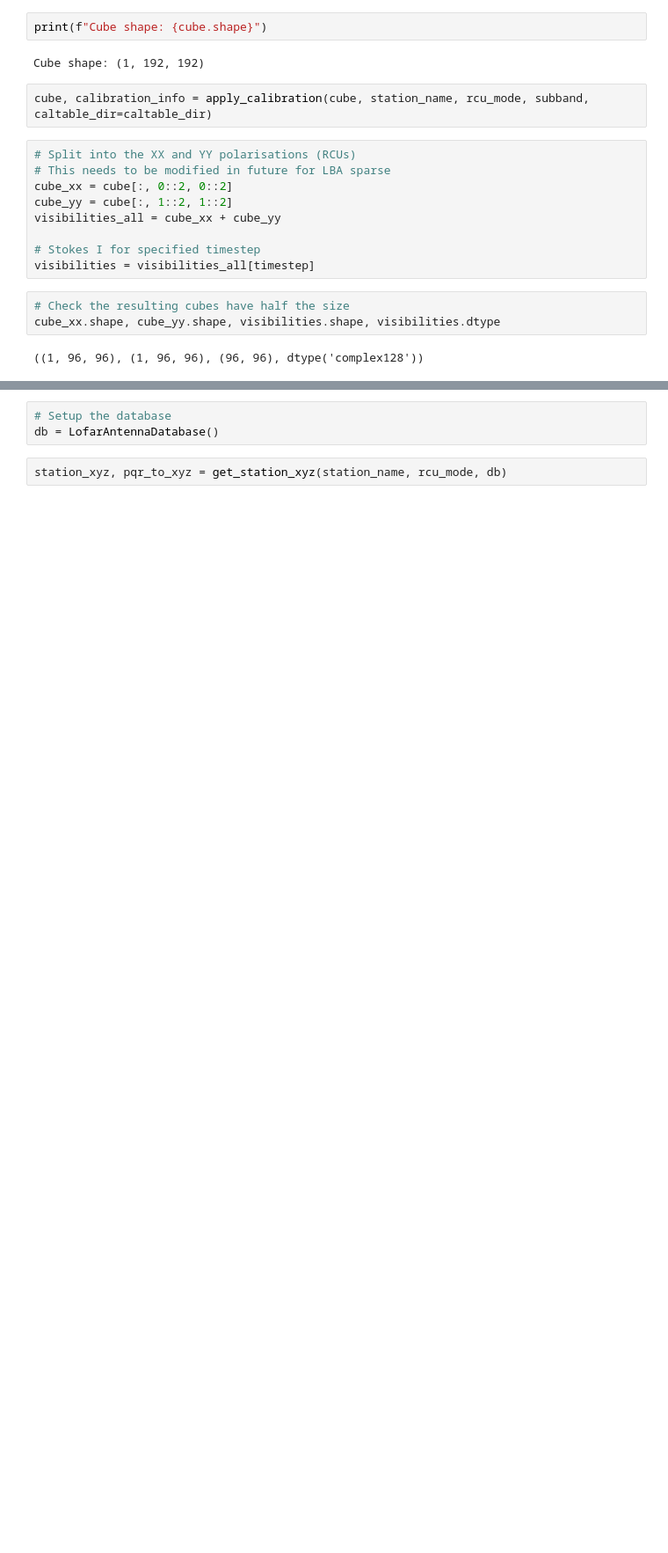
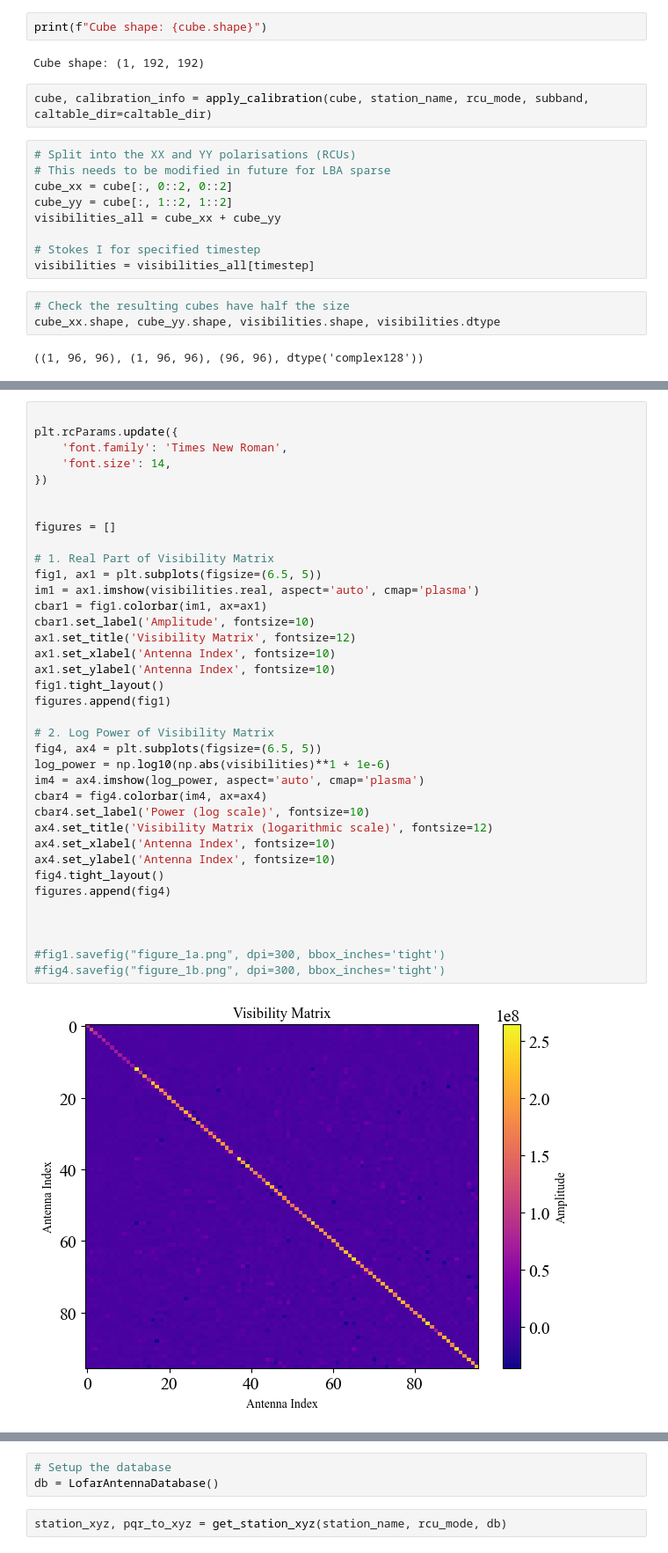
Before and after one commit to JanFPV/lofar-RFI-detection, a Jupyter notebook: notebooks/lofarimaging.ipynb, the cells around one changed output, grey strips where cells are left out. Shown at 88% size. Drawn from its saved outputs; the diff is of its cells as text; blank space fills up the shorter version.

```diff
--- a/notebooks/lofarimaging.ipynb
+++ b/notebooks/lofarimaging.ipynb
@@ -240,0 +243,39 @@ fig1.tight_layout()
+# %%
+
+plt.rcParams.update({
+    'font.family': 'Times New Roman',
+    'font.size': 14,
+})
+
+
+figures = []
+
+# 1. Real Part of Visibility Matrix
+fig1, ax1 = plt.subplots(figsize=(6.5, 5))
+im1 = ax1.imshow(visibilities.real, aspect='auto', cmap='plasma')
+cbar1 = fig1.colorbar(im1, ax=ax1)
+cbar1.set_label('Amplitude', fontsize=10)
+ax1.set_title('Visibility Matrix', fontsize=12)
+ax1.set_xlabel('Antenna Index', fontsize=10)
+ax1.set_ylabel('Antenna Index', fontsize=10)
+fig1.tight_layout()
+figures.append(fig1)
+
+# 2. Log Power of Visibility Matrix
+fig4, ax4 = plt.subplots(figsize=(6.5, 5))
+log_power = np.log10(np.abs(visibilities)**1 + 1e-6)
+im4 = ax4.imshow(log_power, aspect='auto', cmap='plasma')
+cbar4 = fig4.colorbar(im4, ax=ax4)
+cbar4.set_label('Power (log scale)', fontsize=10)
+ax4.set_title('Visibility Matrix (logarithmic scale)', fontsize=12)
+ax4.set_xlabel('Antenna Index', fontsize=10)
+ax4.set_ylabel('Antenna Index', fontsize=10)
+fig4.tight_layout()
+figures.append(fig4)
+
+
+
+#fig1.savefig("figure_1a.png", dpi=300, bbox_inches='tight')
+#fig4.savefig("figure_1b.png", dpi=300, bbox_inches='tight')
+# %% [output]
+[figure, added]
```
Also changed, not shown: parts of 24 cells of this notebook, 3 other files.
